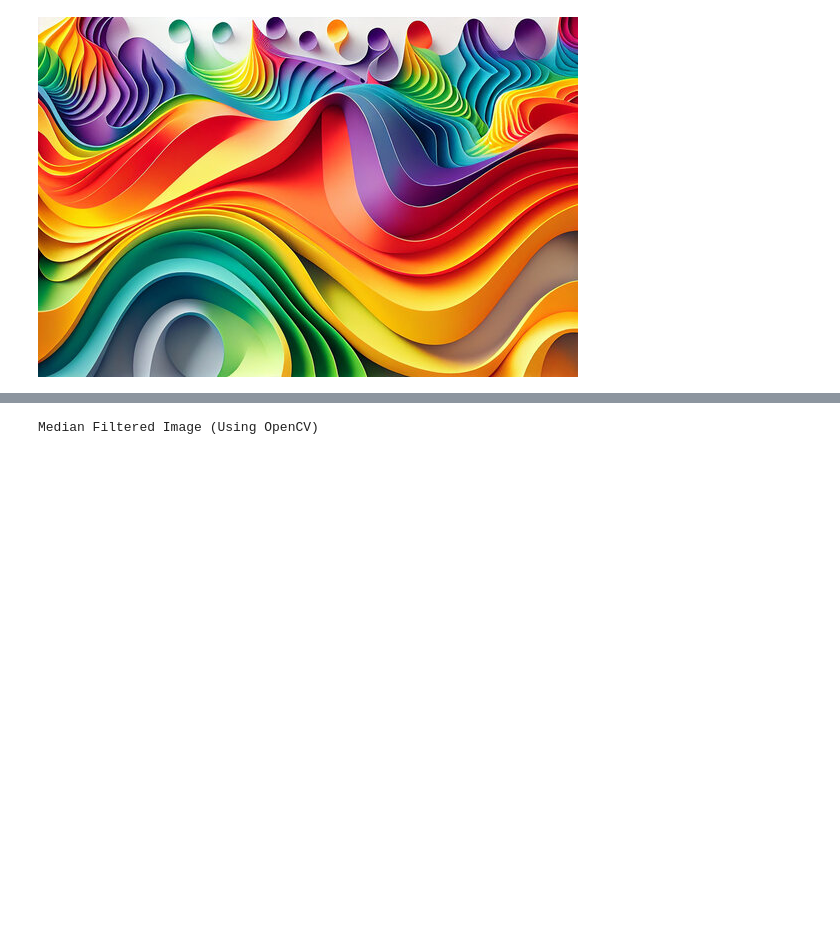
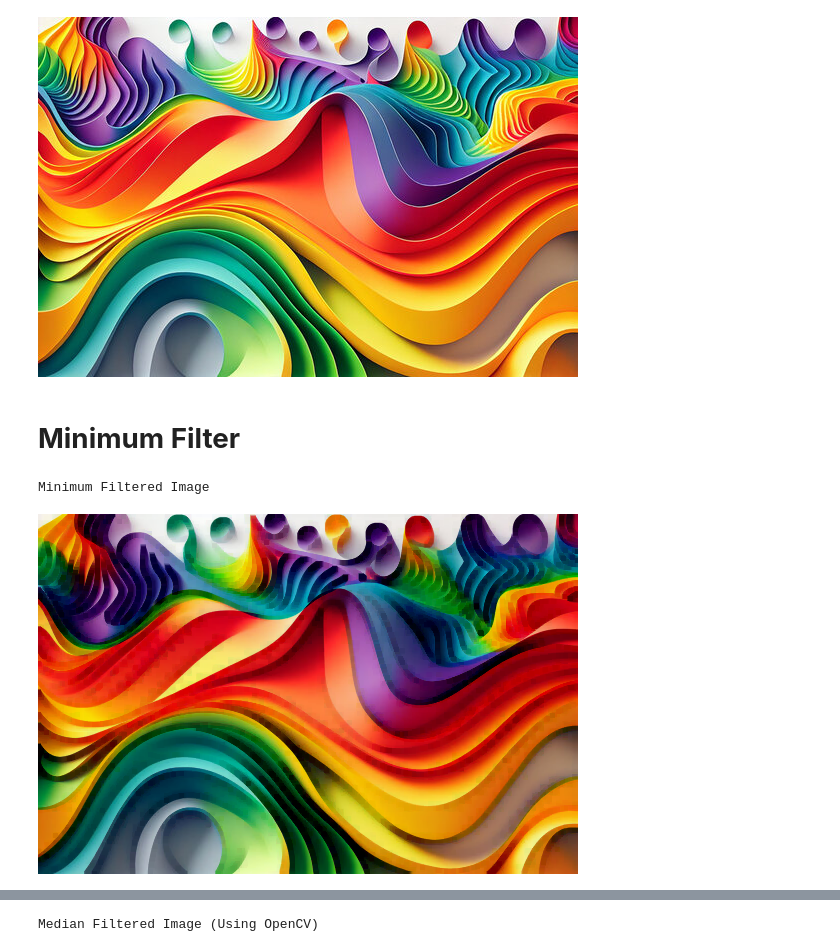
Before and after one commit to Tdas-christ/CV, a Jupyter notebook: 2348569_Non_Linear_Spatial_Filtering.ipynb, the cells around one changed output, grey strips where cells are left out. Saved outputs shown, nothing was run; the diff lists cells and outputs as text; code cells hidden in the pictures; blank space fills up the shorter version.

```diff
--- a/2348569_Non_Linear_Spatial_Filtering.ipynb
+++ b/2348569_Non_Linear_Spatial_Filtering.ipynb
@@ -12,3 +12,20 @@ img = cv2.imread('/content/drive/MyDrive/IMAGES (CV)/colorful_image.jpg')
 cv2_imshow(img)
 # %% [output]
 [figure]
+# %% [markdown]
+# **Minimum Filter**
+# %%
+# Define kernel size for minimum filtering
+kernel_size = 5
+
+# Apply minimum filtering
+min_filtered = cv2.erode(img, np.ones((kernel_size, kernel_size), np.uint8))
+
+# Display the result
+print('Minimum Filtered Image')
+cv2_imshow(min_filtered)
+cv2.waitKey(0)
+cv2.destroyAllWindows()
+# %% [output]
+Minimum Filtered Image
+[figure, added]
```
Also changed, not shown: parts of 7 cells of this notebook.
